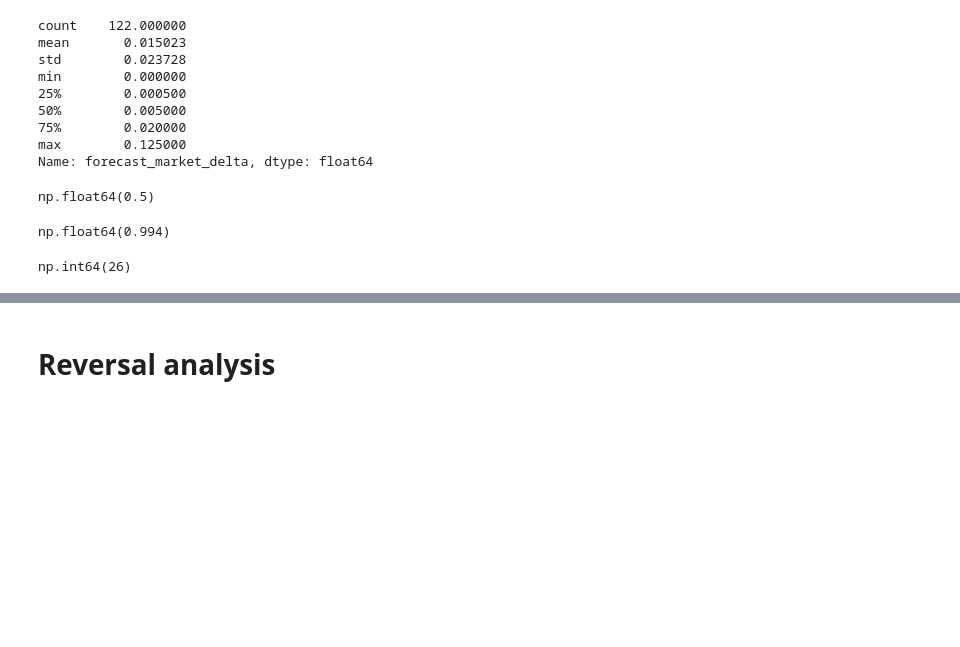
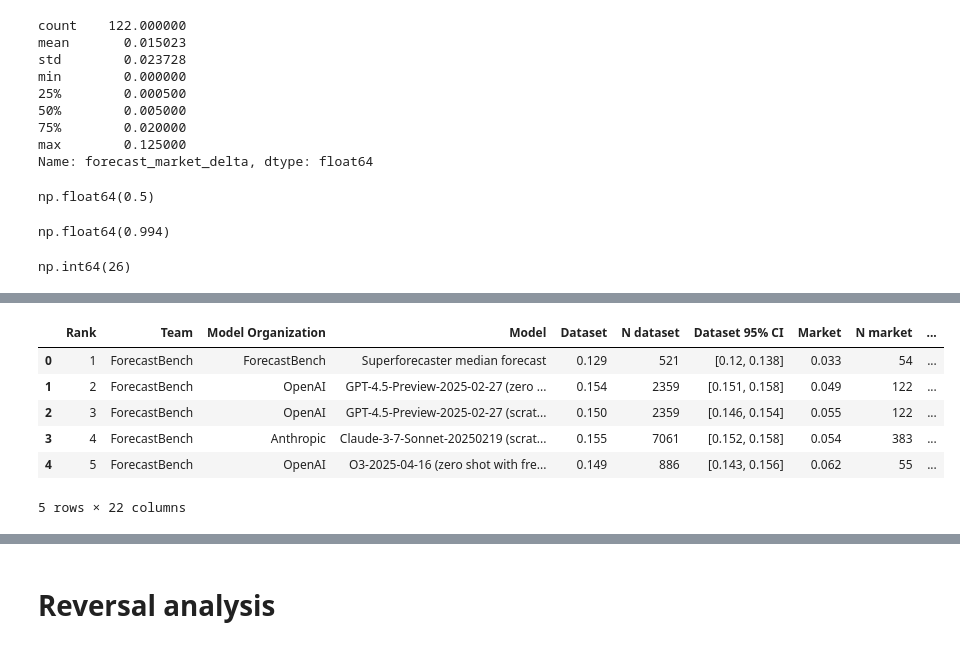
Before and after one commit to forecastingresearch/forecastbench-stability-analysis, a Jupyter notebook: notebooks/blog_post.ipynb, the cells around one changed output, grey strips where cells are left out. Cells and saved outputs as stored; diff of their text form; code cells hidden in the pictures; blank space fills up the shorter version.

```diff
--- a/notebooks/blog_post.ipynb
+++ b/notebooks/blog_post.ipynb
@@ -59,0 +73,20 @@ np.int64(26)
+# %%
+# Update model names to be consistent with release dates
+df_tournament_leaderboard = pd.read_csv("https://raw.githubusercontent.com/forecastingresearch/forecastbench-datasets/refs/heads/main/leaderboards/csv/leaderboard_tournament.csv")
+df_baseline_leaderboard = pd.read_csv("https://raw.githubusercontent.com/forecastingresearch/forecastbench-datasets/refs/heads/main/leaderboards/csv/leaderboard_baseline.csv")
+for df_temp in [df_tournament_leaderboard, df_baseline_leaderboard]:
+    df_temp["Model"] = df_temp["Model"].str.replace("crowd forecast", "freeze values")
+
+# Update column name in df_release_dates to be consistent
+# with leaderboards
+df_release_dates = df_release_dates.rename(columns={"model": "Model"})
+# %%
+df_tournament_leaderboard.head()
+# %% [output]
+|  | Rank | Team | Model Organization | Model | Dataset | N dataset | Dataset 95% CI | Market | N market | ... |
+| 0 | 1 | ForecastBench | ForecastBench | Superforecaster median forecast | 0.129 | 521 | [0.12, 0.138] | 0.033 | 54 | ... |
+| 1 | 2 | ForecastBench | OpenAI | GPT-4.5-Preview-2025-02-27 (zero ... | 0.154 | 2359 | [0.151, 0.158] | 0.049 | 122 | ... |
+| 2 | 3 | ForecastBench | OpenAI | GPT-4.5-Preview-2025-02-27 (scrat... | 0.150 | 2359 | [0.146, 0.154] | 0.055 | 122 | ... |
+| 3 | 4 | ForecastBench | Anthropic | Claude-3-7-Sonnet-20250219 (scrat... | 0.155 | 7061 | [0.152, 0.158] | 0.054 | 383 | ... |
+| 4 | 5 | ForecastBench | OpenAI | O3-2025-04-16 (zero shot with fre... | 0.149 | 886 | [0.143, 0.156] | 0.062 | 55 | ... |
+5 rows × 22 columns
```
Also changed, not shown: parts of 29 cells of this notebook.
